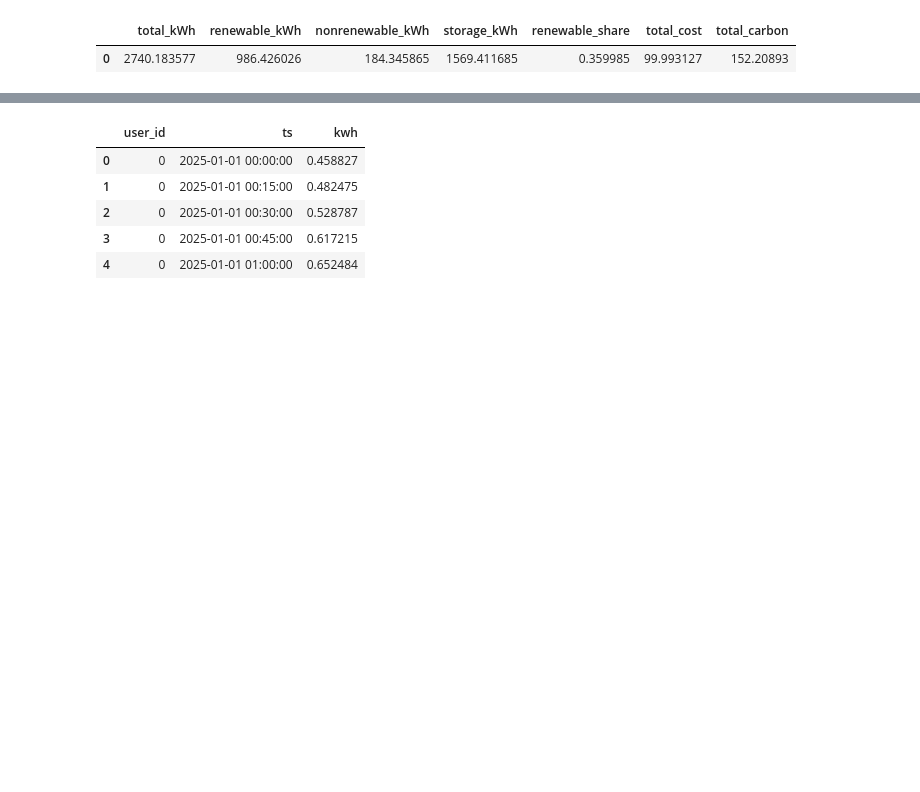
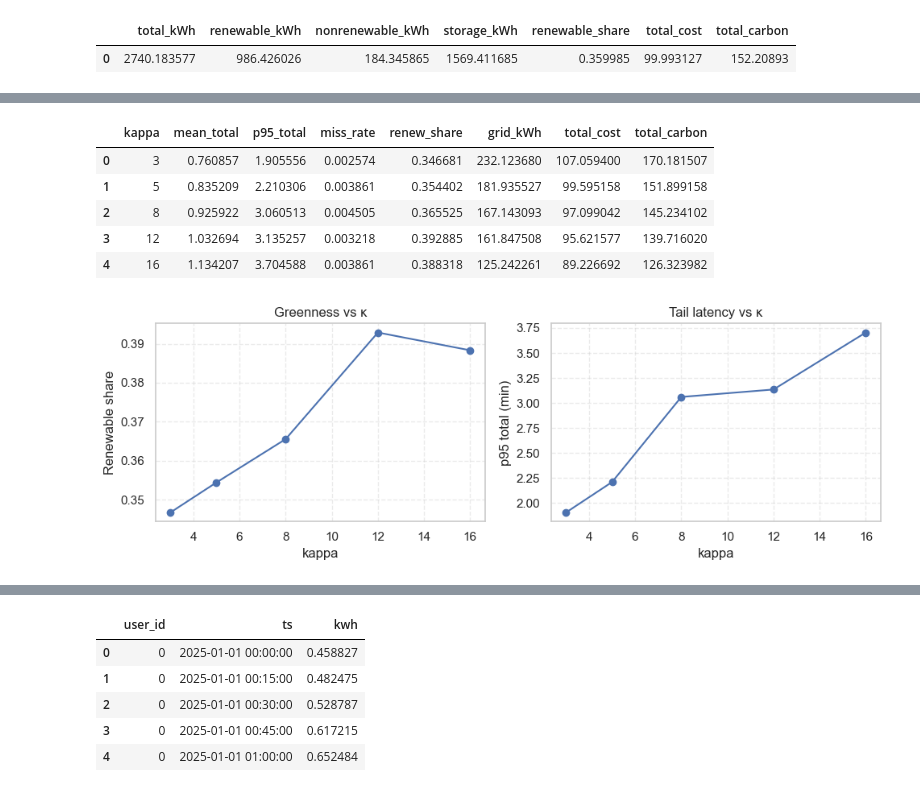
Before and after one commit to matin-mb/smartgrid-sim, a Jupyter notebook: Copy_of_smartgrid_sim.ipynb, the cells around one changed output, grey strips where cells are left out. Drawn from its saved outputs; the diff is of its cells as text; code cells hidden in the pictures; blank space fills up the shorter version.

```diff
--- a/Copy_of_smartgrid_sim.ipynb
+++ b/Copy_of_smartgrid_sim.ipynb
@@ -2142,0 +2290,44 @@ display(overall2, miss2, by_res2, overview2)
+# %%
+import copy
+
+def kappa_sweep(cfg, group_mix, outage_plan=None, kappas=(2,5,8,12,20), mode="cost"):
+    rows=[]
+    for k in kappas:
+        c = copy.deepcopy(cfg)
+        c.routing_mode = "mct_cost" if mode=="cost" else "mct_carbon"
+        if mode=="cost":   c.kappa_cost   = float(k)
+        else:              c.kappa_carbon = float(k)
+        df = run_simulation(c, group_mix, outage_plan=outage_plan)
+        overall, _, miss = summarize_metrics(df)
+        by_res, ov = energy_summary(df, c)
+        rows.append({
+            "kappa": k,
+            "mean_total": float(overall.loc["total_response","mean"]),
+            "p95_total":  float(overall.loc["total_response","p95"]),
+            "miss_rate":  float(miss.loc["__OVERALL__","miss_rate"]),
+            "renew_share": float(ov.loc[0,"renewable_share"]),
+            "grid_kWh": float(by_res.loc["GRID","kWh"]) if "GRID" in by_res.index else 0.0,
+            "total_cost": float(ov.loc[0,"total_cost"]),
+            "total_carbon": float(ov.loc[0,"total_carbon"]),
+        })
+    return pd.DataFrame(rows)
+
+# Example run (fast):
+sweep = kappa_sweep(cfg, group_mix, outage_plan=out_plan, kappas=(3,5,8,12,16), mode="cost")
+display(sweep)
+
+# Plot trade-offs
+fig, ax = plt.subplots(1,2, figsize=(10,3.5))
+ax[0].plot(sweep["kappa"], sweep["renew_share"], marker="o"); ax[0].set_xlabel("kappa"); ax[0].set_ylabel("Renewable share")
+ax[0].grid(True, linestyle="--", alpha=0.4); ax[0].set_title("Greenness vs κ")
+ax[1].plot(sweep["kappa"], sweep["p95_total"], marker="o"); ax[1].set_xlabel("kappa"); ax[1].set_ylabel("p95 total (min)")
+ax[1].grid(True, linestyle="--", alpha=0.4); ax[1].set_title("Tail latency vs κ")
+plt.tight_layout(); plt.show()
+# %% [output]
+|  | kappa | mean_total | p95_total | miss_rate | renew_share | grid_kWh | total_cost | total_carbon |
+| 0 | 3 | 0.760857 | 1.905556 | 0.002574 | 0.346681 | 232.123680 | 107.059400 | 170.181507 |
+| 1 | 5 | 0.835209 | 2.210306 | 0.003861 | 0.354402 | 181.935527 | 99.595158 | 151.899158 |
+| 2 | 8 | 0.925922 | 3.060513 | 0.004505 | 0.365525 | 167.143093 | 97.099042 | 145.234102 |
+| 3 | 12 | 1.032694 | 3.135257 | 0.003218 | 0.392885 | 161.847508 | 95.621577 | 139.716020 |
+| 4 | 16 | 1.134207 | 3.704588 | 0.003861 | 0.388318 | 125.242261 | 89.226692 | 126.323982 |
+[figure, added]
```
Also changed, not shown: parts of 26 cells of this notebook.
